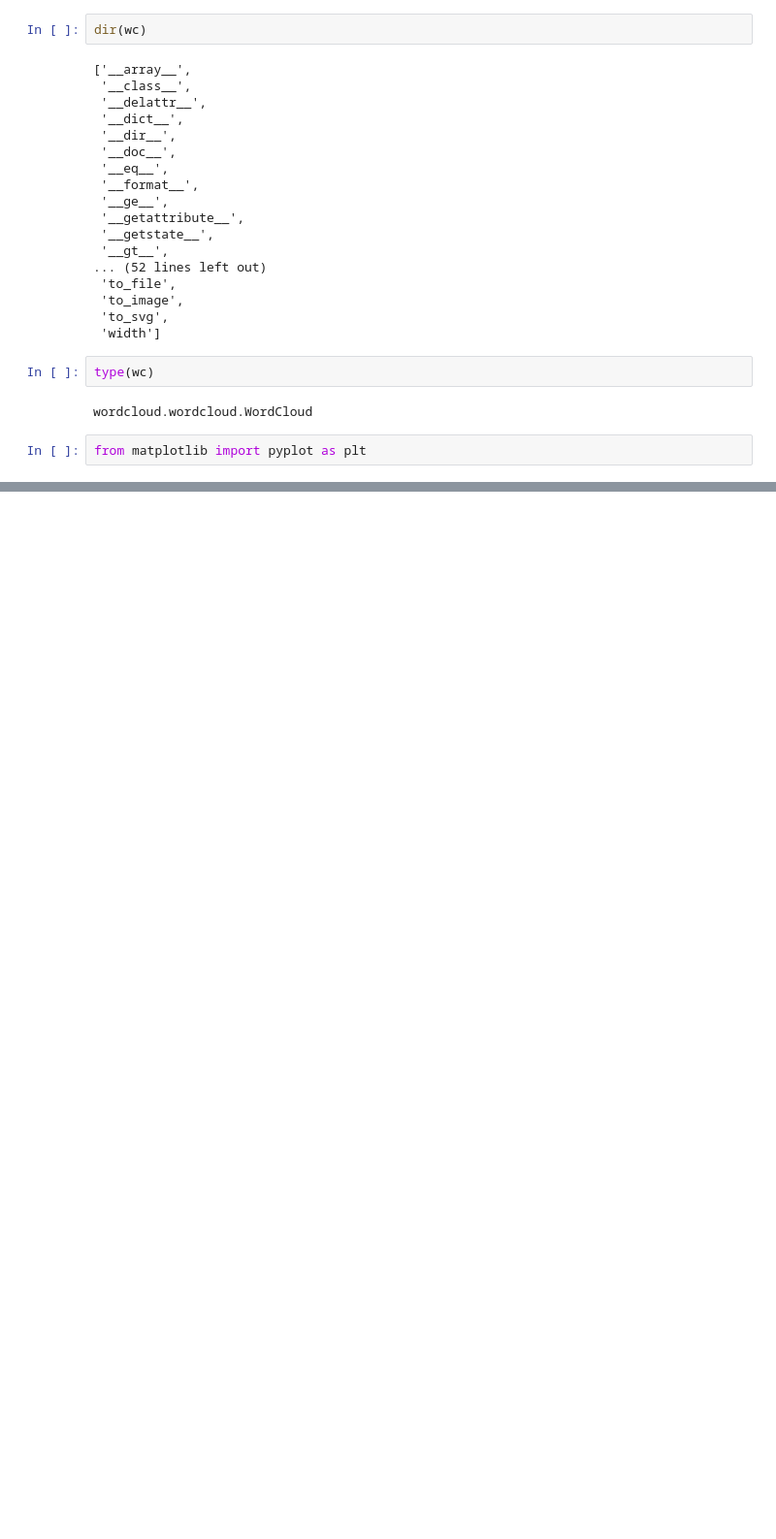
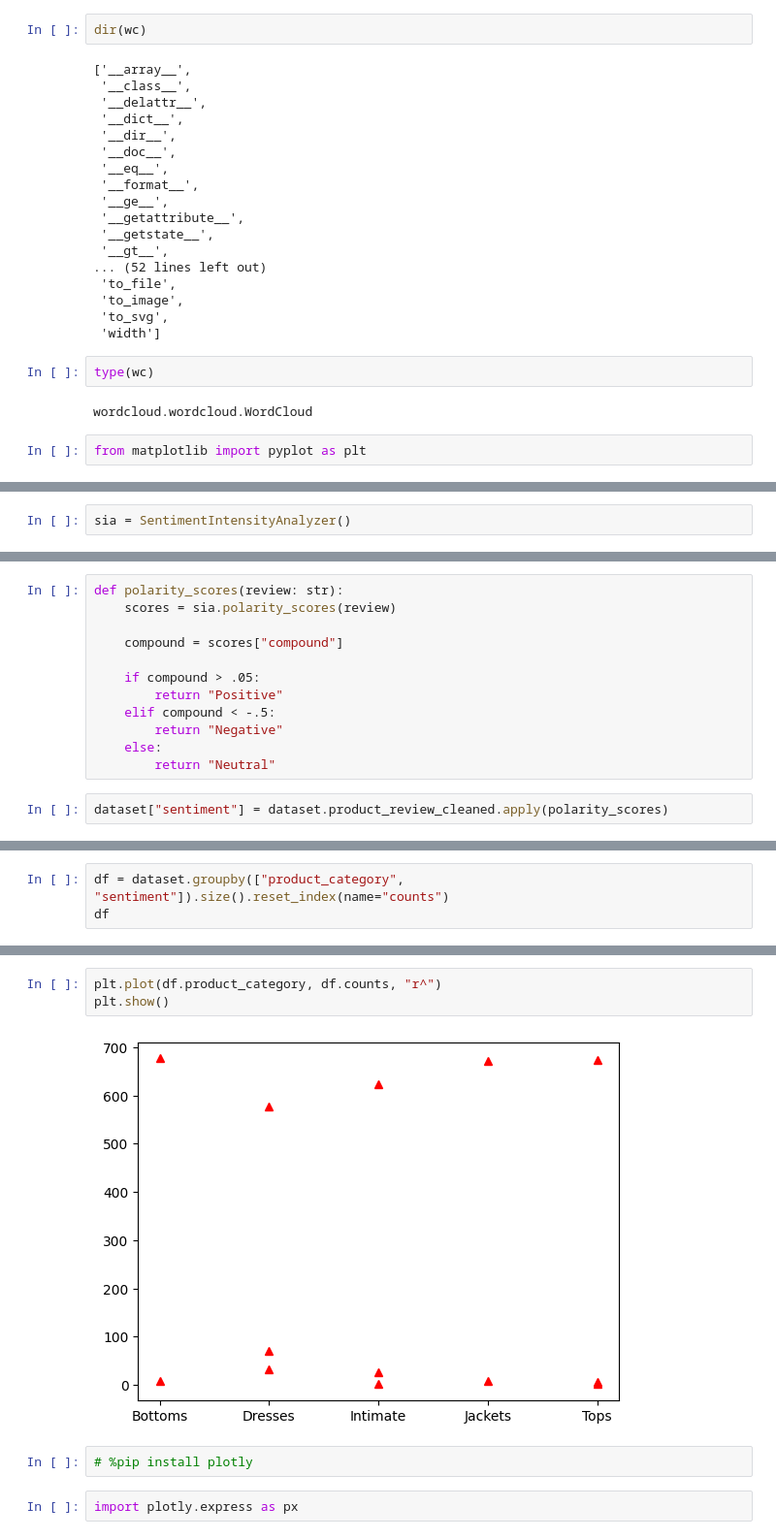
Before and after one commit to mikecr96/NLP-Ago-dic24, a Jupyter notebook: Semana IX/sent-analisis2.ipynb, the cells around one changed output, grey strips where cells are left out. Shown: that part at 97% size. Saved outputs shown, nothing was run; the diff lists cells and outputs as text; blank space fills up the shorter version.

```diff
--- a/Semana IX/sent-analisis2.ipynb
+++ b/Semana IX/sent-analisis2.ipynb
@@ -344,0 +372,2 @@ plt.show()
+# %%
+sia = SentimentIntensityAnalyzer()
@@ -344,0 +378,14 @@ plt.show()
+# %%
+def polarity_scores(review: str):
+    scores = sia.polarity_scores(review)
+
+    compound = scores["compound"]
+
+    if compound > .05:
+        return "Positive"
+    elif compound < -.5:
+        return "Negative"
+    else:
+        return "Neutral"
+# %%
+dataset["sentiment"] = dataset.product_review_cleaned.apply(polarity_scores)
@@ -344,0 +420,3 @@ plt.show()
+# %%
+df = dataset.groupby(["product_category", "sentiment"]).size().reset_index(name="counts")
+df
@@ -344,0 +438,9 @@ plt.show()
+# %%
+plt.plot(df.product_category, df.counts, "r^")
+plt.show()
+# %% [output]
+[figure, added]
+# %%
+# %pip install plotly
+# %%
+import plotly.express as px
```
Also changed, not shown: parts of 13 cells of this notebook, 4 other files.
